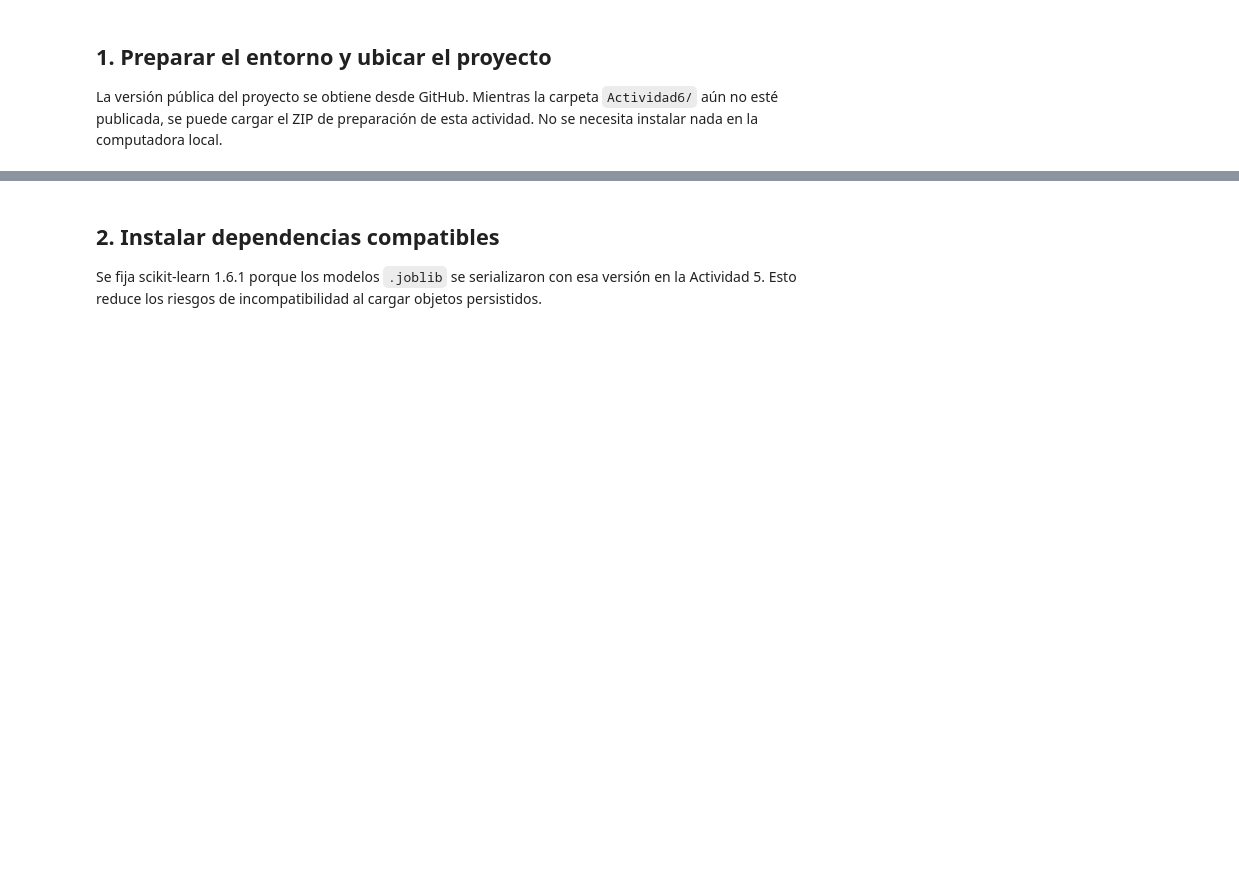
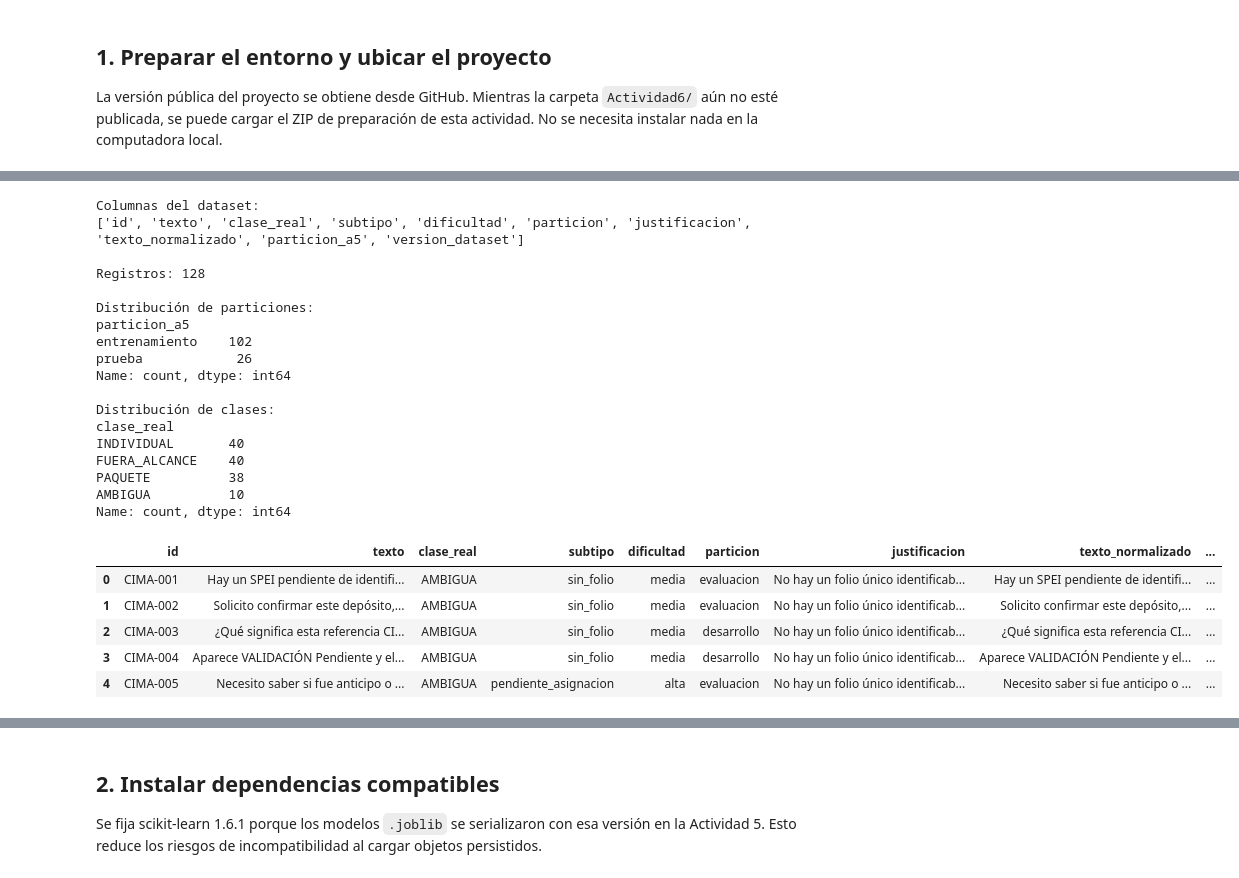
Before and after one commit to alfredosalazar-ai/deep-learning-experiments, a Jupyter notebook: Actividad6/fuentes/CIMA_Actividad6_Evaluacion_Validacion.ipynb, the cells around one changed output, grey strips where cells are left out. Drawn from its saved outputs; the diff is of its cells as text; code cells hidden in the pictures; blank space fills up the shorter version.

```diff
--- a/Actividad6/fuentes/CIMA_Actividad6_Evaluacion_Validacion.ipynb
+++ b/Actividad6/fuentes/CIMA_Actividad6_Evaluacion_Validacion.ipynb
@@ -15,0 +33,15 @@ La versión pública del proyecto se obtiene desde GitHub. Mientras la carpeta `
+# %%
+from pathlib import Path
+import joblib
+import sklearn
+
+print("scikit-learn:", sklearn.__version__)
+
+# Ajusta ROOT si el proyecto quedó en otra ubicación de Colab
+ROOT = Path("/content/Actividad6")
+
+for nombre in ["Regresion_Logistica.joblib", "LinearSVC.joblib"]:
+    coincidencias = list(
+        Path("/content").rglob(nombre)
+    )
+    print(nombre, "->", coincidencias[:3])
@@ -15,0 +84,54 @@ La versión pública del proyecto se obtiene desde GitHub. Mientras la carpeta `
+# %%
+
+from pathlib import Path
+import pandas as pd
+import joblib
+import sklearn
+
+ROOT = Path("/content/deep-learning-experiments/Actividad6")
+MODELS_DIR = ROOT / "modelos"
+DATA_PATH = ROOT / "datos" / "datos_limp" / "cima_consultas_limpias.csv"
+
+df = pd.read_csv(DATA_PATH, encoding="utf-8-sig")
+
+print("Columnas del dataset:")
+print(df.columns.tolist())
+
+print("\nRegistros:", len(df))
+print("\nDistribución de particiones:")
+if "particion_a5" in df.columns:
+    print(df["particion_a5"].value_counts())
+elif "particion" in df.columns:
+    print(df["particion"].value_counts())
+else:
+    print("No se encontró una columna de partición.")
+
+print("\nDistribución de clases:")
+print(df["clase_real"].value_counts())
+
+display(df.head())
+# %% [output]
+Columnas del dataset:
+['id', 'texto', 'clase_real', 'subtipo', 'dificultad', 'particion', 'justificacion', 'texto_normalizado', 'particion_a5', 'version_dataset']
+
+Registros: 128
+
+Distribución de particiones:
+particion_a5
+entrenamiento    102
+prueba            26
+Name: count, dtype: int64
+
+Distribución de clases:
+clase_real
+INDIVIDUAL       40
+FUERA_ALCANCE    40
+PAQUETE          38
+AMBIGUA          10
+Name: count, dtype: int64
+|  | id | texto | clase_real | subtipo | dificultad | particion | justificacion | texto_normalizado | ... |
+| 0 | CIMA-001 | Hay un SPEI pendiente de identifi... | AMBIGUA | sin_folio | media | evaluacion | No hay un folio único identificab... | Hay un SPEI pendiente de identifi... | ... |
+| 1 | CIMA-002 | Solicito confirmar este depósito,... | AMBIGUA | sin_folio | media | evaluacion | No hay un folio único identificab... | Solicito confirmar este depósito,... | ... |
+| 2 | CIMA-003 | ¿Qué significa esta referencia CI... | AMBIGUA | sin_folio | media | desarrollo | No hay un folio único identificab... | ¿Qué significa esta referencia CI... | ... |
+| 3 | CIMA-004 | Aparece VALIDACIÓN Pendiente y el... | AMBIGUA | sin_folio | media | desarrollo | No hay un folio único identificab... | Aparece VALIDACIÓN Pendiente y el... | ... |
+| 4 | CIMA-005 | Necesito saber si fue anticipo o ... | AMBIGUA | pendiente_asignacion | alta | evaluacion | No hay un folio único identificab... | Necesito saber si fue anticipo o ... | ... |
```
Also changed, not shown: parts of 12 cells of this notebook.
